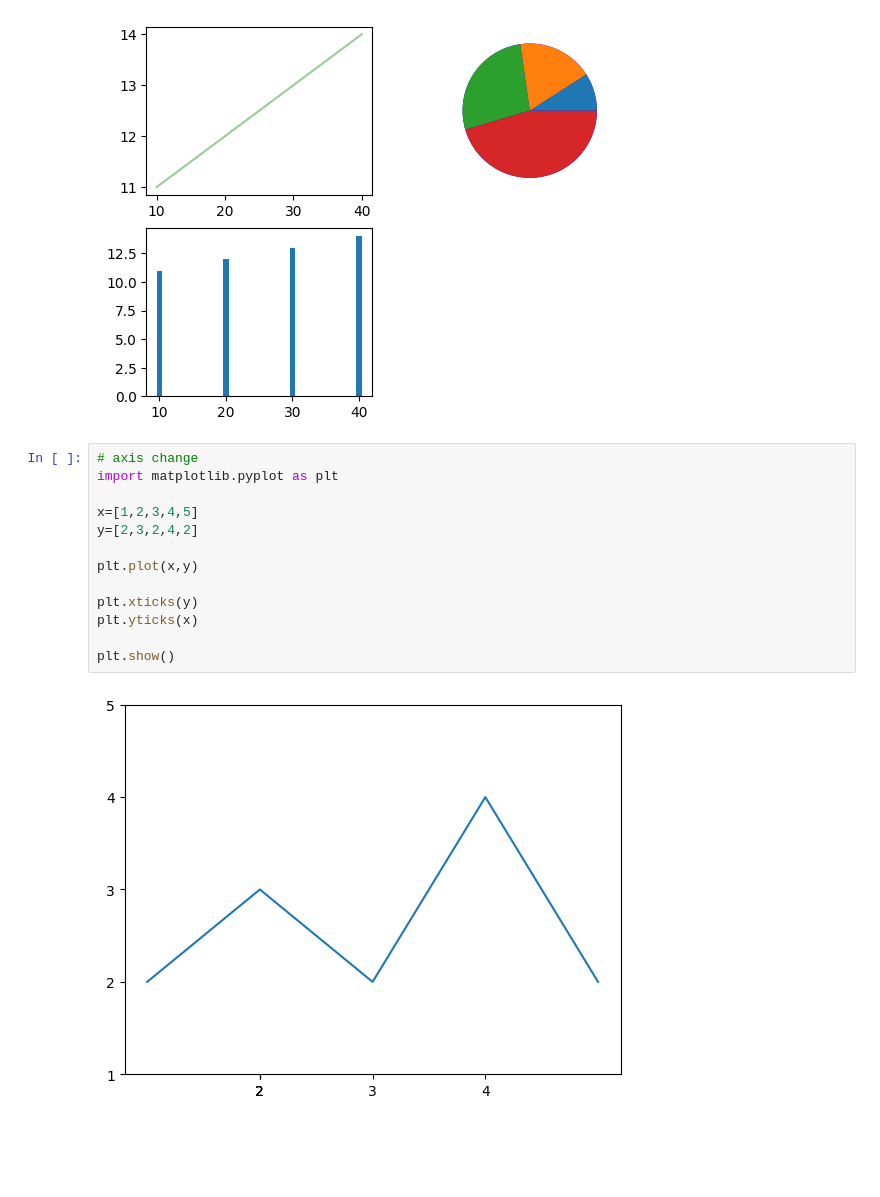
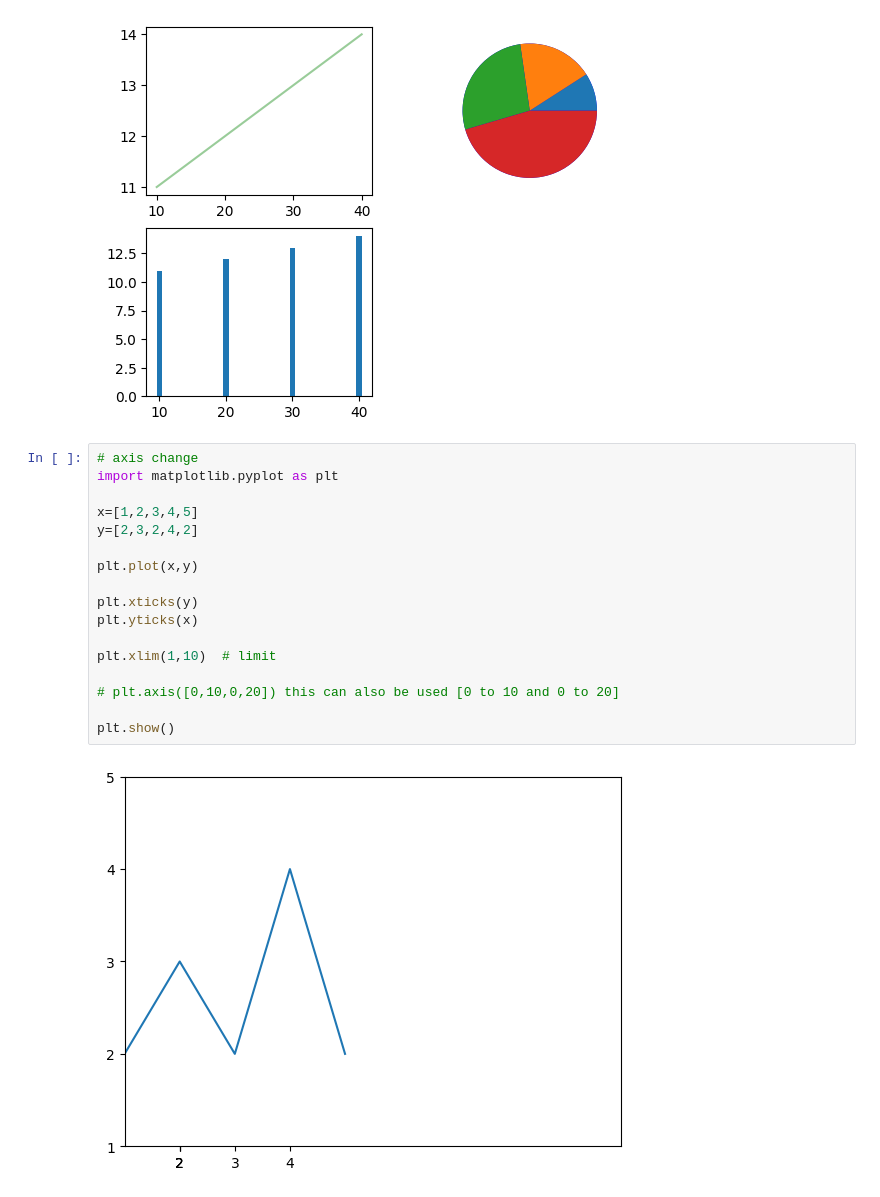
Before and after one commit to NishmthaM/matplotlib_python, a Jupyter notebook: Matplotlib.ipynb, the cells around one changed output. Cells and saved outputs as stored; diff of their text form; blank space fills up the shorter version.

```diff
--- a/Matplotlib.ipynb
+++ b/Matplotlib.ipynb
@@ -771,15 +771,19 @@ plt.show()
 # %%
 # axis change
 import matplotlib.pyplot as plt
 
 x=[1,2,3,4,5]
 y=[2,3,2,4,2]
 
 plt.plot(x,y)
 
 plt.xticks(y)
 plt.yticks(x)
 
+plt.xlim(1,10)  # limit
+
+# plt.axis([0,10,0,20]) this can also be used [0 to 10 and 0 to 20]
+
 plt.show()
 # %% [output]
-[figure, old version]
+[figure, new version]
```
